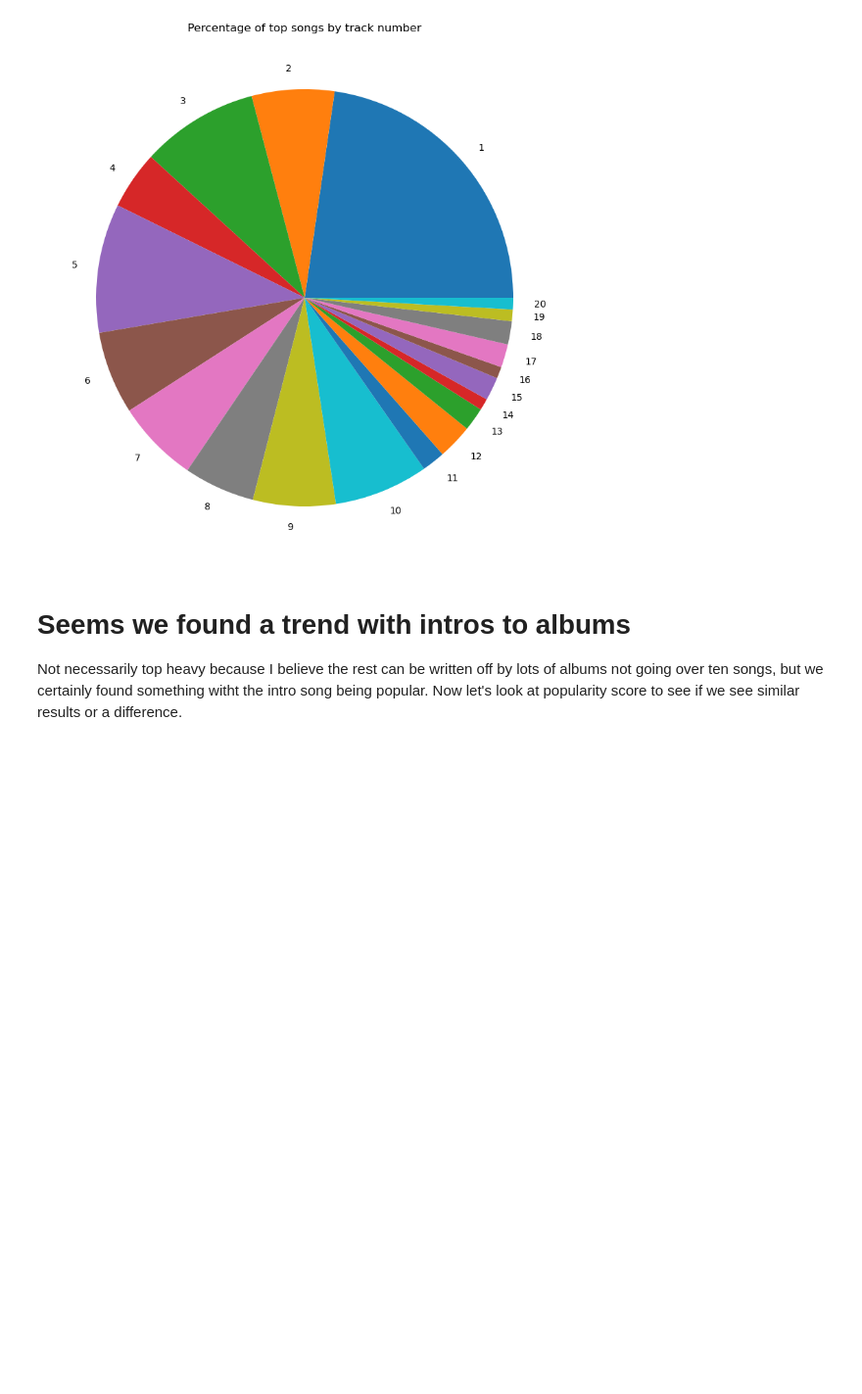
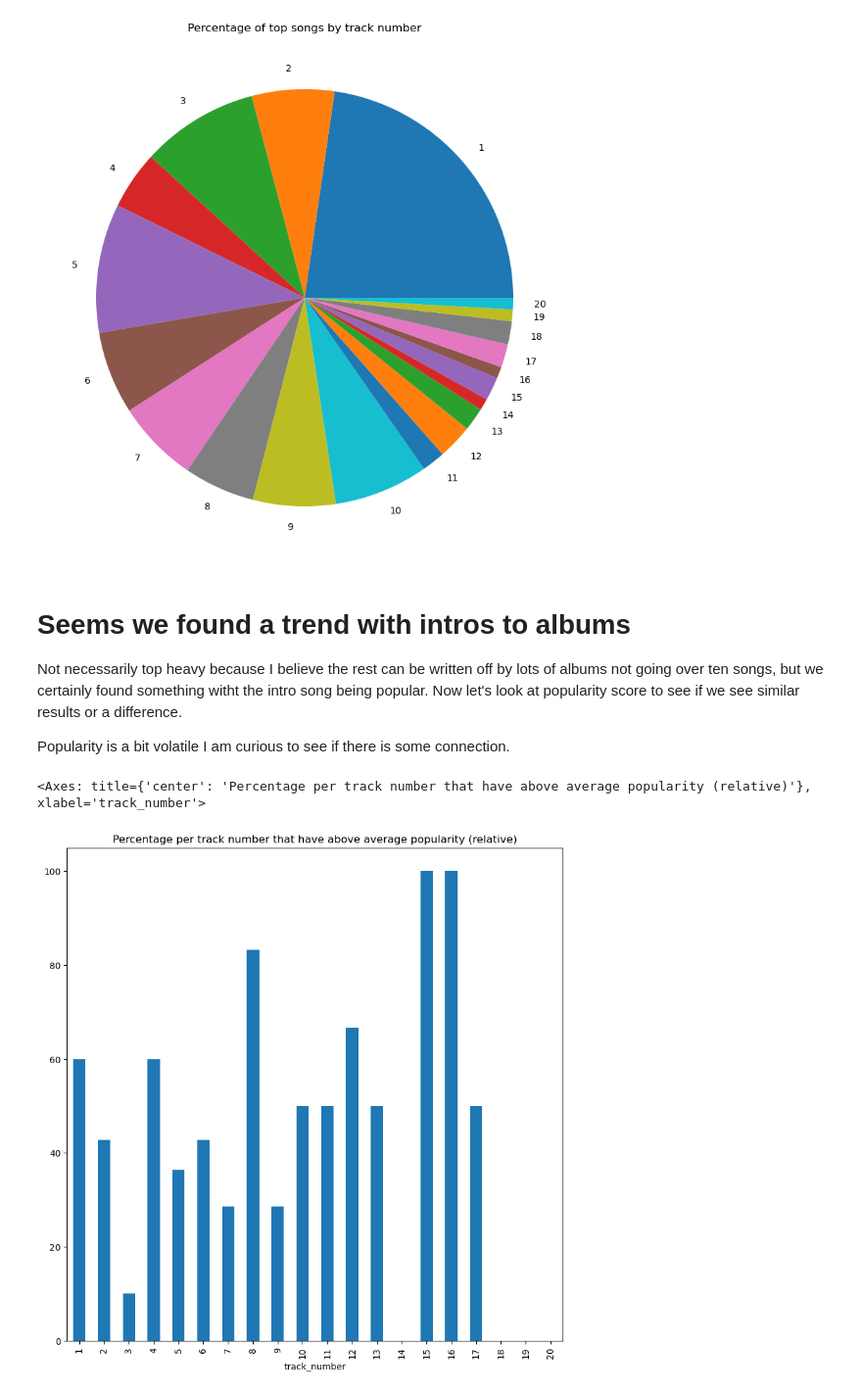
Before and after one commit to stevenarbo3/Spotify_Analysis, a Jupyter notebook: SpotifyAnalysis.ipynb, the cells around one changed output. Shown: that part at 98% size. Saved outputs shown, nothing was run; the diff lists cells and outputs as text; code cells hidden in the pictures; blank space fills up the shorter version.

Commit message:
compare track number by popularity

```diff
--- a/SpotifyAnalysis.ipynb
+++ b/SpotifyAnalysis.ipynb
@@ -205,3 +205,15 @@ track_number_percentage.plot(kind='pie', figsize=(10,10), ylabel='', title='Perc
 # Seems we found a trend with intros to albums
 
 Not necessarily top heavy because I believe the rest can be written off by lots of albums not going over ten songs, but we certainly found something witht the intro song being popular. Now let's look at popularity score to see if we see similar results or a difference.
+
+Popularity is a bit volatile I am curious to see if there is some connection.
+# %%
+#sort by popularity
+percentage = results.loc[results['popularity'] > results['popularity'].mean(),
+                         'track_number'].value_counts() / results['track_number'].value_counts() * 100
+
+
+percentage.plot(kind='bar', figsize=(15,8), ylabel='', title='Percentage per track number that have above average popularity (relative)')
+# %% [output]
+<Axes: title={'center': 'Percentage per track number that have above average popularity (relative)'}, xlabel='track_number'>
+[figure, added]
```
Also changed, not shown: parts of 1 cell of this notebook.
